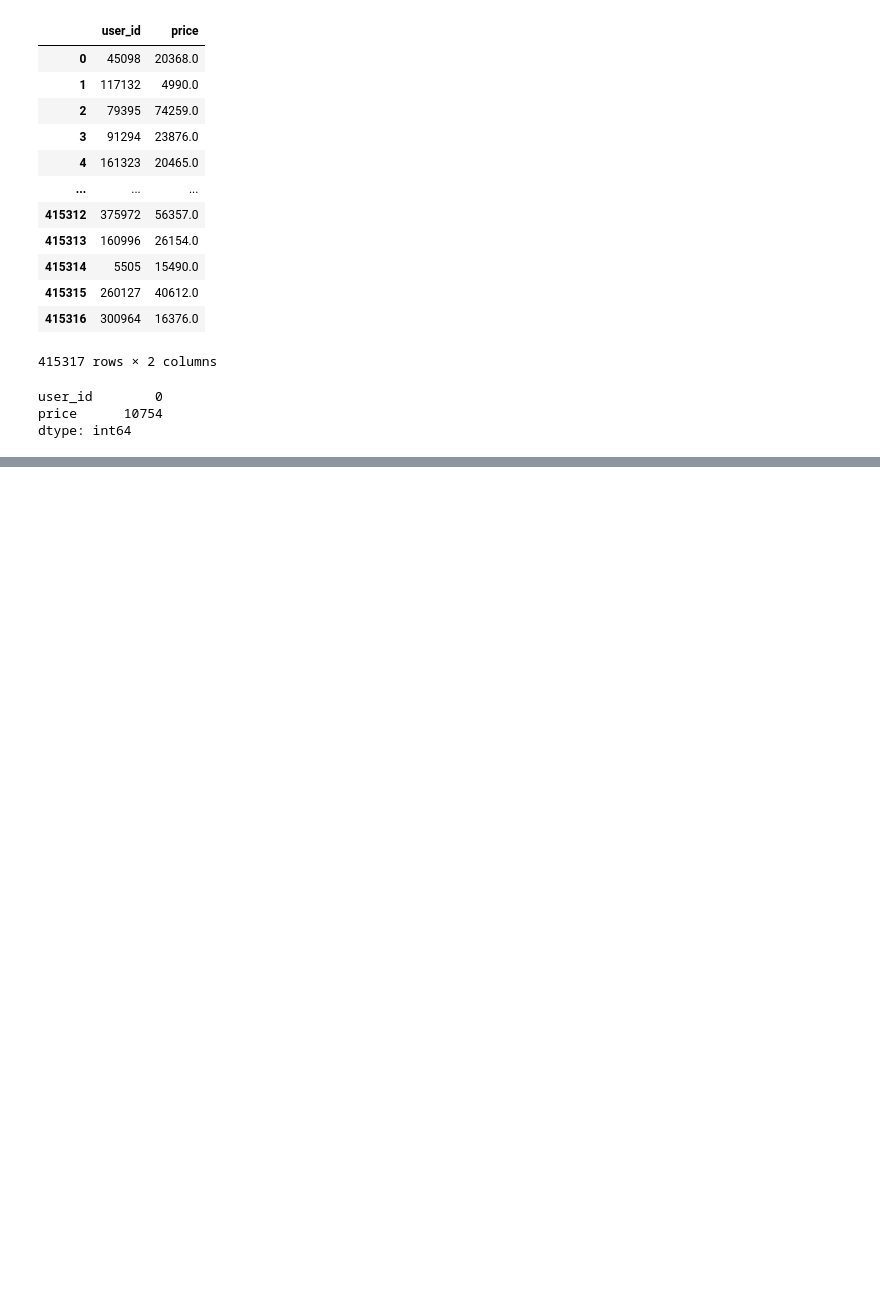
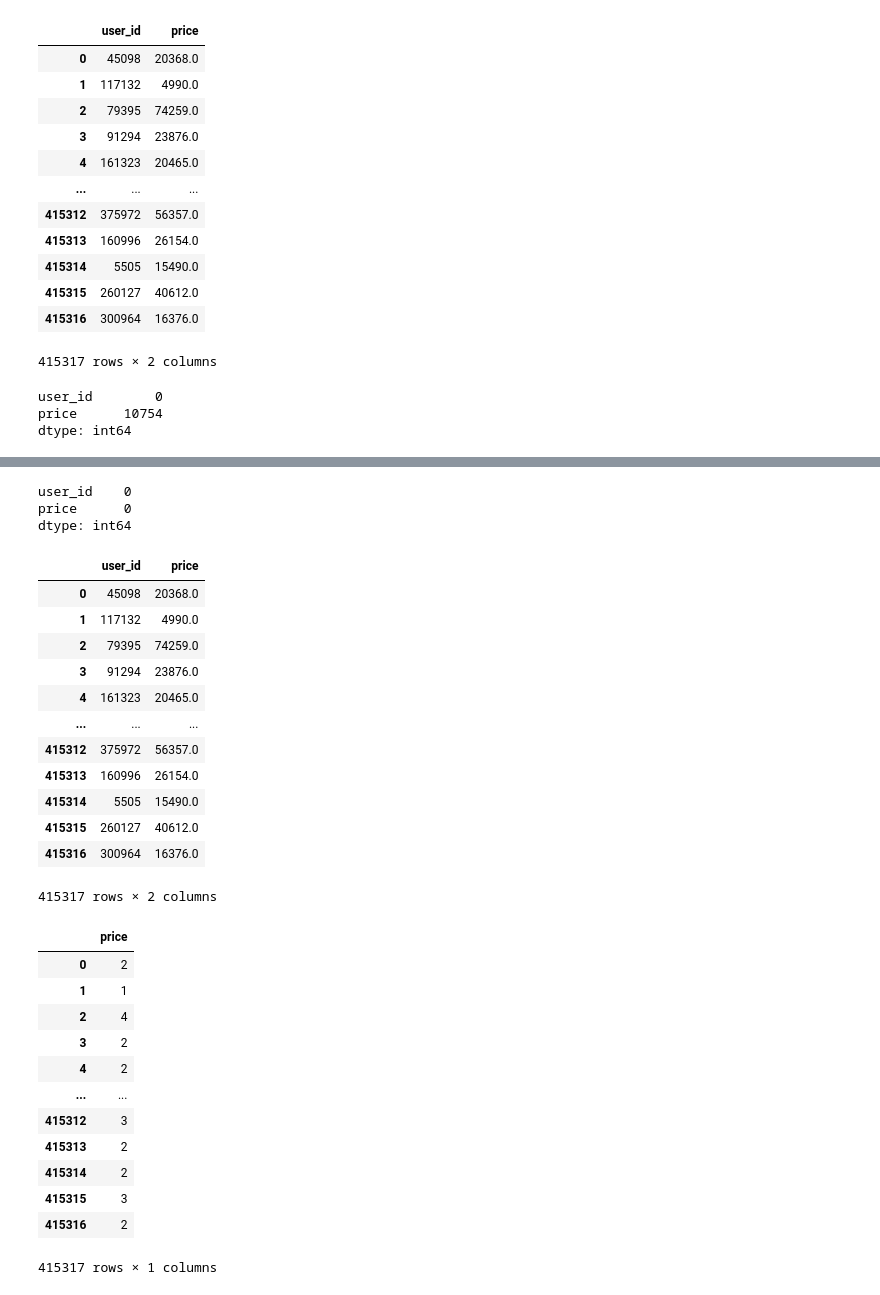
Before and after one commit to koshkidadanet/MTS-ML-CUP, a Jupyter notebook: feature_eng.ipynb, the cells around one changed output, grey strips where cells are left out. Saved outputs shown, nothing was run; the diff lists cells and outputs as text; code cells hidden in the pictures; blank space fills up the shorter version.

```diff
--- a/feature_eng.ipynb
+++ b/feature_eng.ipynb
@@ -718,0 +747,38 @@ dtype: int64
+# %%
+df = df.fillna(-10)
+display(df.isna().sum())
+
+display(df)
+df['price'] = df['price'].apply(lambda price: bisect.bisect_left([-1,12000,30000,65000],price))
+df = df.drop('user_id',axis=1)
+display(df)
+# %% [output]
+user_id    0
+price      0
+dtype: int64
+|  | user_id | price |
+| 0 | 45098 | 20368.0 |
+| 1 | 117132 | 4990.0 |
+| 2 | 79395 | 74259.0 |
+| 3 | 91294 | 23876.0 |
+| 4 | 161323 | 20465.0 |
+| ... | ... | ... |
+| 415312 | 375972 | 56357.0 |
+| 415313 | 160996 | 26154.0 |
+| 415314 | 5505 | 15490.0 |
+| 415315 | 260127 | 40612.0 |
+| 415316 | 300964 | 16376.0 |
+415317 rows × 2 columns
+|  | price |
+| 0 | 2 |
+| 1 | 1 |
+| 2 | 4 |
+| 3 | 2 |
+| 4 | 2 |
+| ... | ... |
+| 415312 | 3 |
+| 415313 | 2 |
+| 415314 | 2 |
+| 415315 | 3 |
+| 415316 | 2 |
+415317 rows × 1 columns
```
Also changed, not shown: parts of 5 cells of this notebook.
